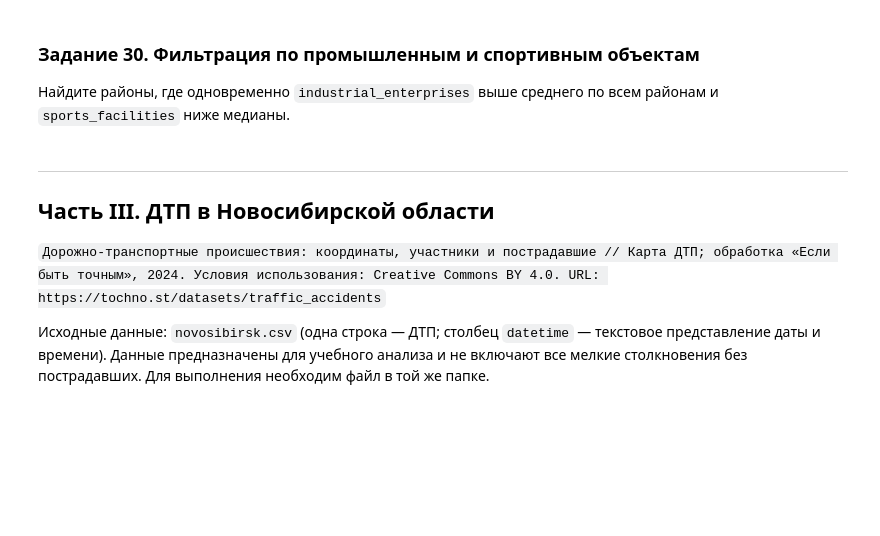
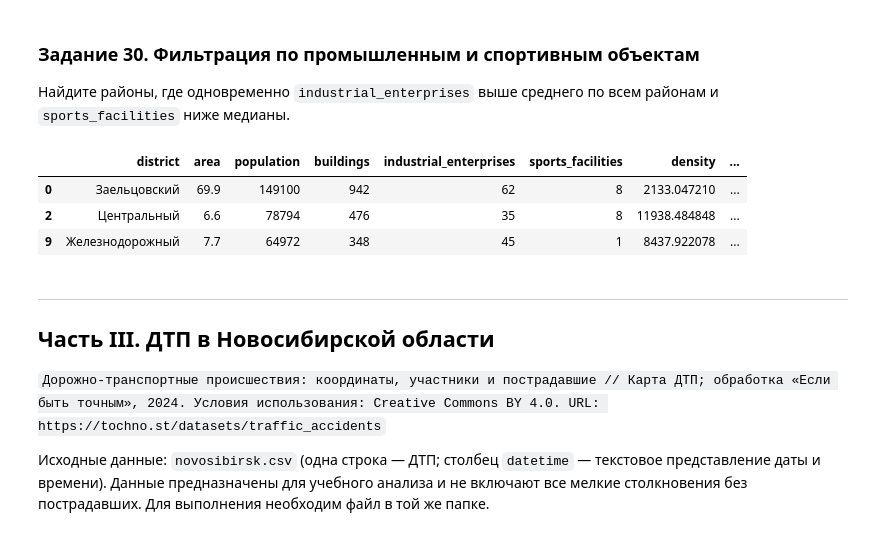
Before and after one commit to Sashaprok22/NSUTasks, a Jupyter notebook: MachineLearning/packs/8/lesson_8.ipynb, the cells around one changed output. Cells and saved outputs as stored; diff of their text form; code cells hidden in the pictures; blank space fills up the shorter version.

```diff
--- a/MachineLearning/packs/8/lesson_8.ipynb
+++ b/MachineLearning/packs/8/lesson_8.ipynb
@@ -403,4 +709,5 @@ df
 
 Вычислите число спортивных объектов на 10 000 жителей для каждого района (новый столбец `sports_per_10k`).
 # %%
-# Ваше решение
+df['sports_per_10k'] = df['sports_facilities'] / df['population'] * 10000
+display(df[['district', 'sports_per_10k']])
@@ -409,7 +728,13 @@ df
 
 Найдите районы, где одновременно `industrial_enterprises` выше среднего по всем районам и `sports_facilities` ниже медианы.
 # %%
-# Ваше решение
+display(df.loc[(df['industrial_enterprises'] > df['industrial_enterprises'].mean()) &
+               (df['sports_facilities'] < df['sports_facilities'].median())])
+# %% [output]
+|  | district | area | population | buildings | industrial_enterprises | sports_facilities | density | ... |
+| 0 | Заельцовский | 69.9 | 149100 | 942 | 62 | 8 | 2133.047210 | ... |
+| 2 | Центральный | 6.6 | 78794 | 476 | 35 | 8 | 11938.484848 | ... |
+| 9 | Железнодорожный | 7.7 | 64972 | 348 | 45 | 1 | 8437.922078 | ... |
 # %% [markdown]
 ---
 
```
Also changed, not shown: parts of 39 cells of this notebook.
